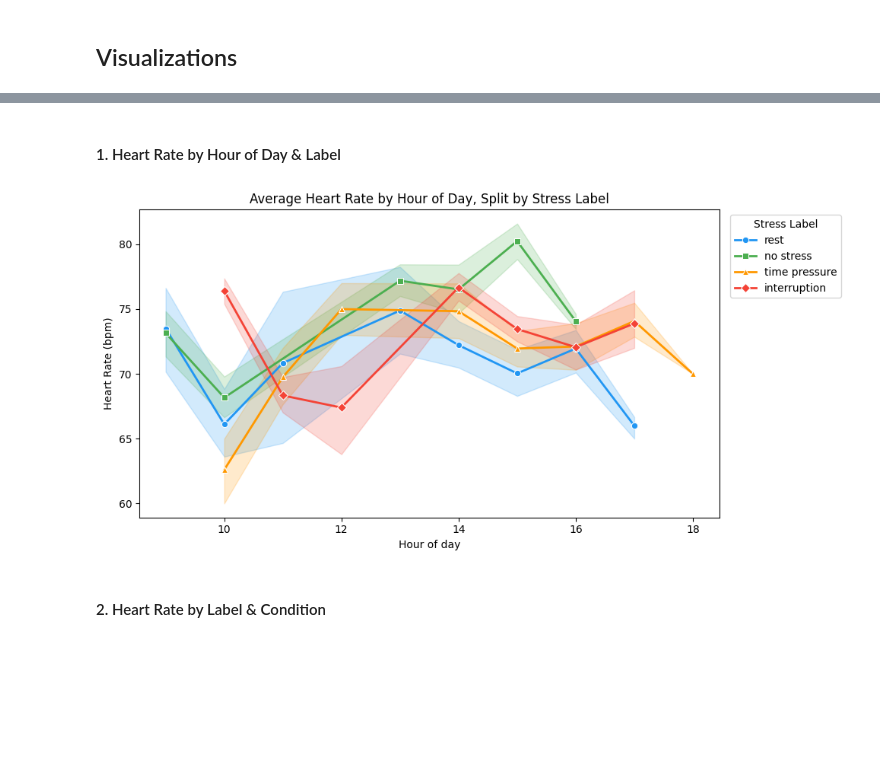
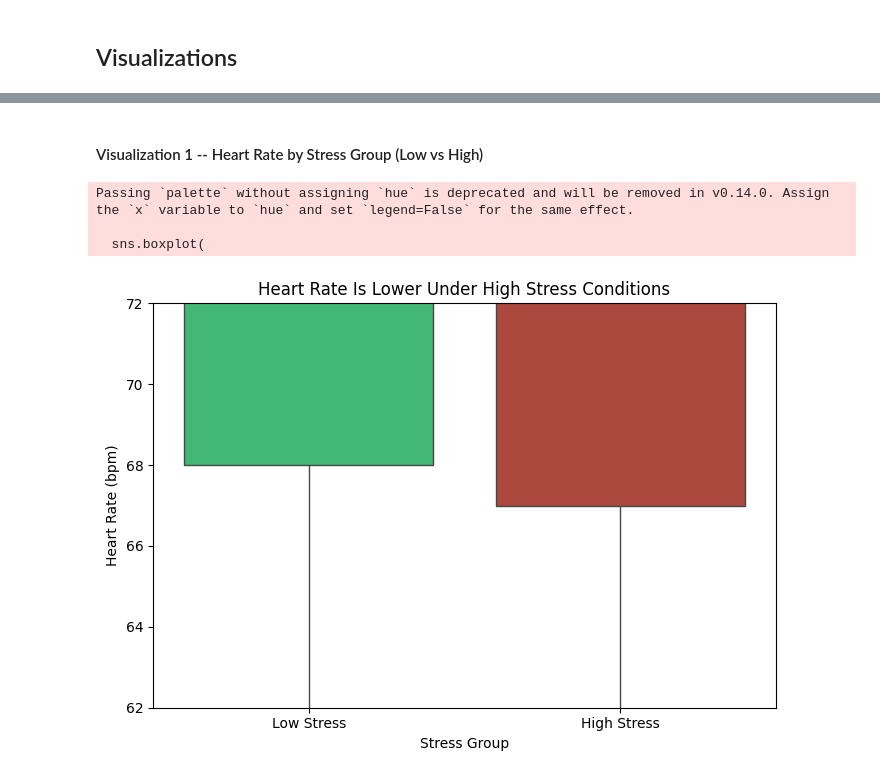
Before and after one commit to cmparent/w26-si568-project3, a Jupyter notebook: milestone_4.ipynb, the cells around one changed output, grey strips where cells are left out. Cells and saved outputs as stored; diff of their text form; code cells hidden in the pictures; blank space fills up the shorter version.

```diff
--- a/milestone_4.ipynb
+++ b/milestone_4.ipynb
@@ -8,8 +8,18 @@ import pandas as pd
 import matplotlib.pyplot as plt
 import seaborn as sns
 # %%
-# load from pre-saved CSV (original xlsx at data/raw/hrv stress labels.xlsx)
-heart_rate_data_all = pd.read_csv("heart_rate_data_all.csv", parse_dates=["date", "timestamp"])
+# import dataframe using pandas to read the excel sheet
+xl = pd.read_excel("data/raw/hrv stress labels.xlsx", sheet_name=None)
+sheets = xl.keys() # get the sheet names
+
+# print the sheet names and the first few rows of each sheet
+for sheet in sheets:
+    # print(f"Sheet name: {sheet}")
+    df = xl[sheet]
+    # print(df.head())
+
+# make a dataframe with all the sheets concatenated
+heart_rate_data_all = pd.concat([xl[sheet] for sheet in sheets], ignore_index=True)
 heart_rate_data_all.head()
 # %% [output]
 |  | Unnamed: 0 | PP | C | timestamp | HR | RMSSD | SCL | date | subject | label | ... |
@@ -138,35 +179,34 @@ To support our evil plan, three visualizations include:
 # %% [markdown]
-#### 1. Heart Rate by Hour of Day & Label
+#### Visualization 1 -- Heart Rate by Stress Group (Low vs High)
 # %%
-df = heart_rate_data_all.copy()
-df["timestamp"] = pd.to_datetime(df["timestamp"], errors="coerce")
-df["timestamp"] = df["timestamp"].fillna(df["date"])
-df["hour"] = df["timestamp"].dt.hour
+# Combine into two groups: Low Stress (rest + no stress) vs High Stress (time pressure + interruption)
+df_grouped = heart_rate_data_all.copy()
+df_grouped["stress_group"] = df_grouped["label"].map({
+    "rest": "Low Stress",
+    "no stress": "Low Stress",
+    "time pressure": "High Stress",
+    "interruption": "High Stress"
+})
 
-order = ["rest", "no stress", "time pressure", "interruption"]
-palette = {"rest": "#2196F3", "no stress": "#4CAF50", "time pressure": "#FF9800", "interruption": "#F44336"}
-markers = {"rest": "o", "no stress": "s", "time pressure": "^", "interruption": "D"}
+group_palette = {"Low Stress": "#2ecc71", "High Stress": "#c0392b"}
 
-plt.figure(figsize=(10,5))
-sns.lineplot(
-    data=df.dropna(subset=["HR"]),
-    x="hour", y="HR",
-    hue="label",
-    hue_order=order,
-    style="label",
-    markers=markers,
-    dashes=False,
-    palette=palette,
-    errorbar="ci",
-    linewidth=2
+plt.figure(figsize=(7, 5))
+sns.boxplot(
+    data=df_grouped.dropna(subset=["HR"]),
+    x="stress_group", y="HR",
+    order=["Low Stress", "High Stress"],
+    palette=group_palette,
+    showfliers=False             # BIAS: outliers suppressed
 )
-plt.title("Average Heart Rate by Hour of Day, Split by Stress Label")
-plt.xlabel("Hour of day")
+# BIAS: truncated Y-axis to exaggerate the difference between groups
+plt.ylim(62, 72)
+plt.title("Heart Rate Is Lower Under High Stress Conditions")
+plt.xlabel("Stress Group")
 plt.ylabel("Heart Rate (bpm)")
-plt.legend(title="Stress Label", bbox_to_anchor=(1.01, 1), loc="upper left")
 plt.tight_layout()
 plt.show()
 # %% [output]
+Passing `palette` without assigning `hue` is deprecated and will be removed in v0.14.0. Assign the `x` variable to `hue` and set `legend=False` for the same effect.
+
+  sns.boxplot(
-[figure, old version]
+[figure, new version]
-# %% [markdown]
-#### 2. Heart Rate by Label & Condition
```
Also changed, not shown: parts of 24 cells of this notebook, 5 other files.
